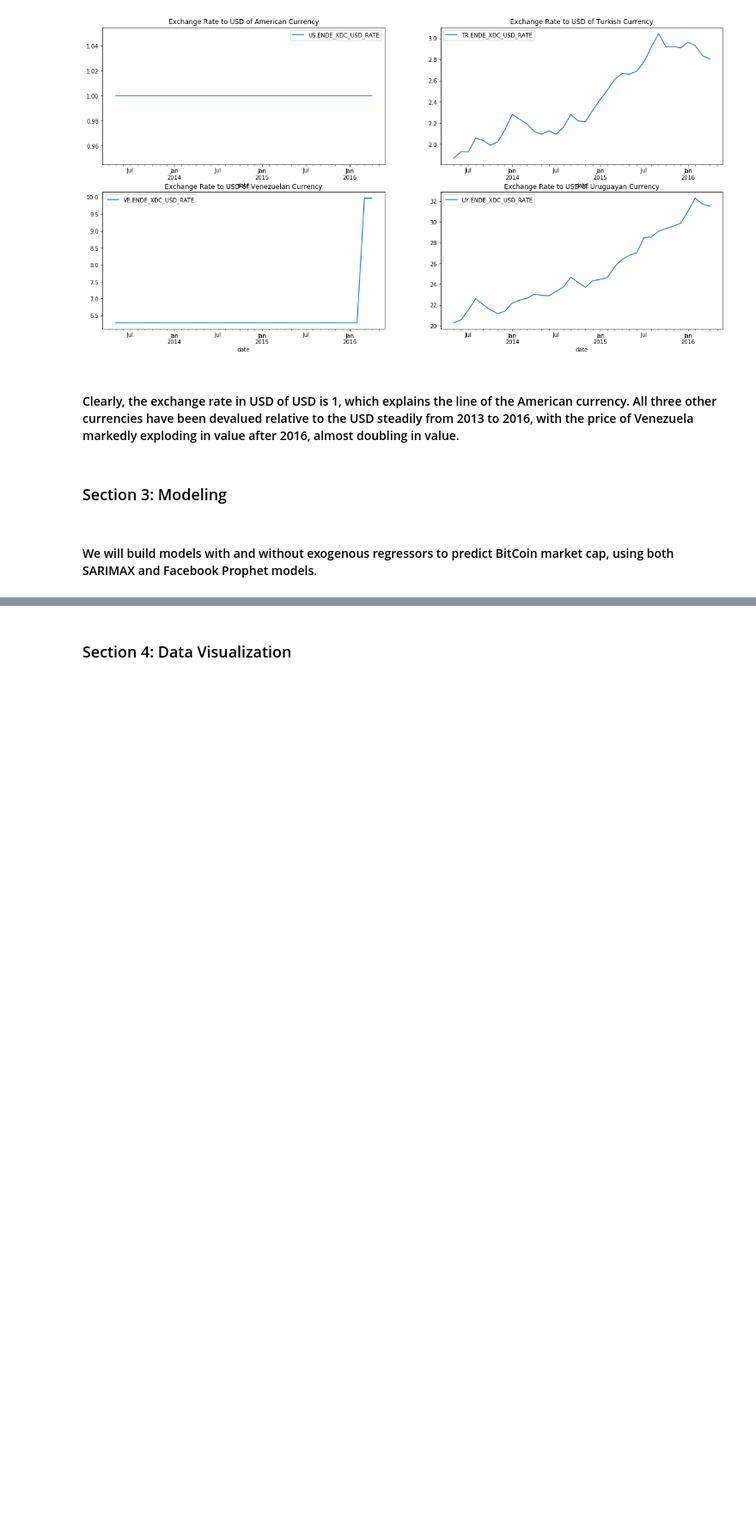
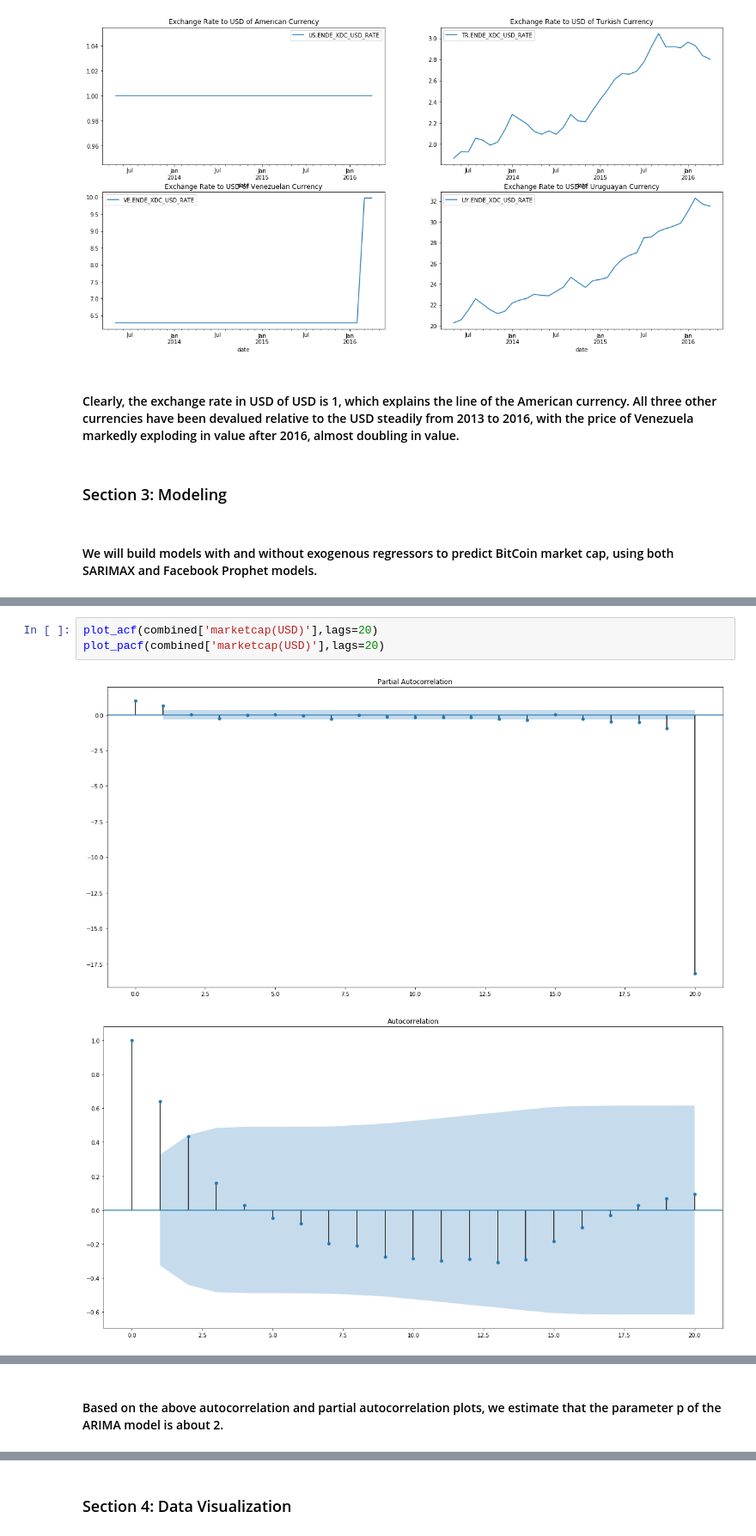
Before and after one commit to bakitybacon/cryptoeconomics, a Jupyter notebook: 340termproject.ipynb, the cells around one changed output, grey strips where cells are left out. Shown at 86% size. Saved outputs shown, nothing was run; the diff lists cells and outputs as text; blank space fills up the shorter version.

```diff
--- a/340termproject.ipynb
+++ b/340termproject.ipynb
@@ -162,0 +212,6 @@ combined.plot(x='date',y='UY.ENDE_XDC_USD_RATE', ax=ax4, title="Exchange Rate to
+# %%
+plot_acf(combined['marketcap(USD)'],lags=20)
+plot_pacf(combined['marketcap(USD)'],lags=20)
+# %% [output]
+[figure, added]
+[figure, added]
@@ -162,0 +219,2 @@ combined.plot(x='date',y='UY.ENDE_XDC_USD_RATE', ax=ax4, title="Exchange Rate to
+# %% [markdown]
+#### Based on the above autocorrelation and partial autocorrelation plots, we estimate that the parameter p of the ARIMA model is about 2.
```
Also changed, not shown: parts of 11 cells of this notebook.
